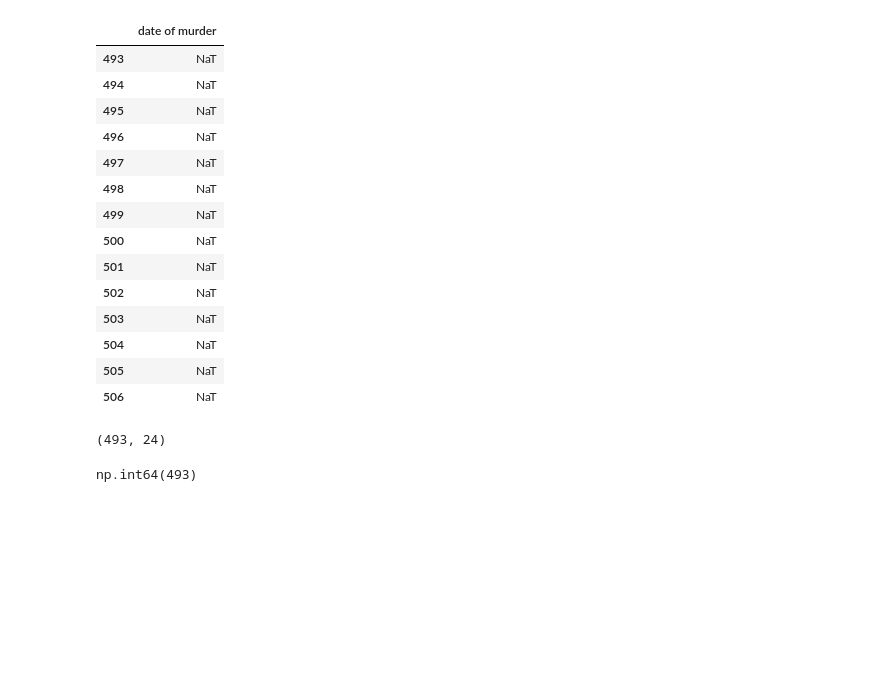
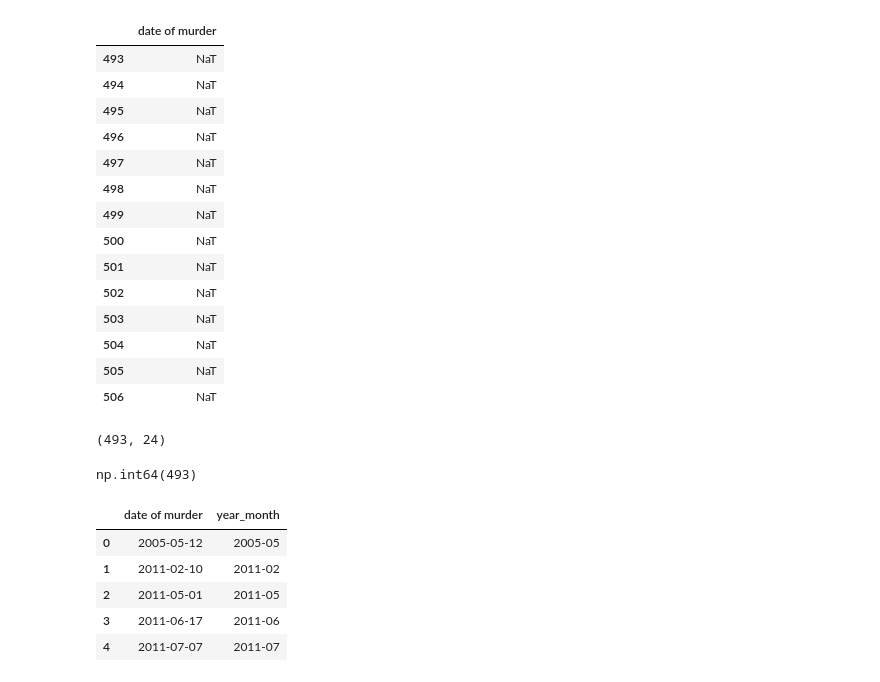
Before and after one commit to TonnieD/Femicide-Analysis-and-Forecasting, a Jupyter notebook: Notebooks/data_cleaning.ipynb, the cells around one changed output. Cells and saved outputs as stored; diff of their text form; code cells hidden in the pictures; blank space fills up the shorter version.

```diff
--- a/Notebooks/data_cleaning.ipynb
+++ b/Notebooks/data_cleaning.ipynb
@@ -457,7 +457,7 @@ df[df['date of murder'].isna()][['date of murder']]
 | 506 | NaT |
 # %%
 # Drop missing values the 'date of murder ' column
-df = df.dropna()
+df = df.dropna(subset=['date of murder'])
 df.shape
 # %% [output]
 (493, 24)
@@ -465,3 +465,16 @@ df.shape
 df['date of murder'].count()
 # %% [output]
 np.int64(493)
+# %%
+# Create a year_month column
+df['year_month'] = df['date of murder'].dt.to_period('M')
+
+#Check the new column
+df[['date of murder', 'year_month']].head()
+# %% [output]
+|  | date of murder | year_month |
+| 0 | 2005-05-12 | 2005-05 |
+| 1 | 2011-02-10 | 2011-02 |
+| 2 | 2011-05-01 | 2011-05 |
+| 3 | 2011-06-17 | 2011-06 |
+| 4 | 2011-07-07 | 2011-07 |
```
Also changed, not shown: parts of 5 cells of this notebook.
